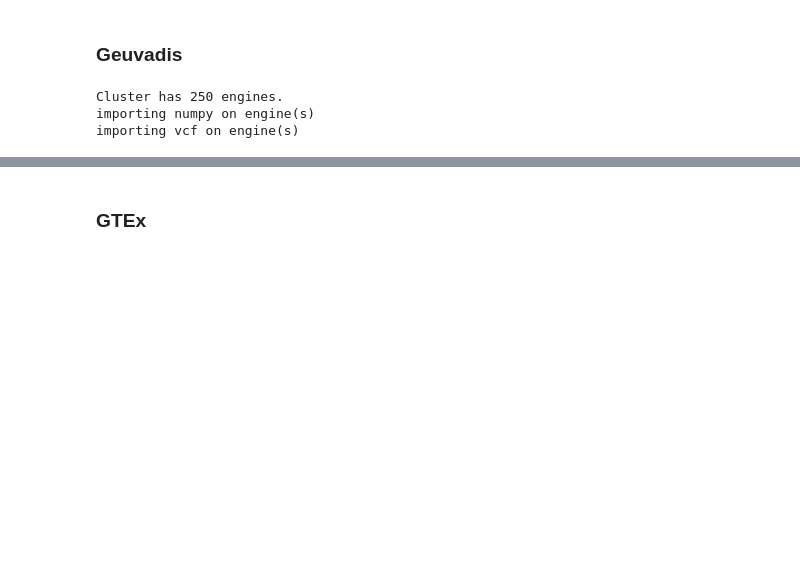
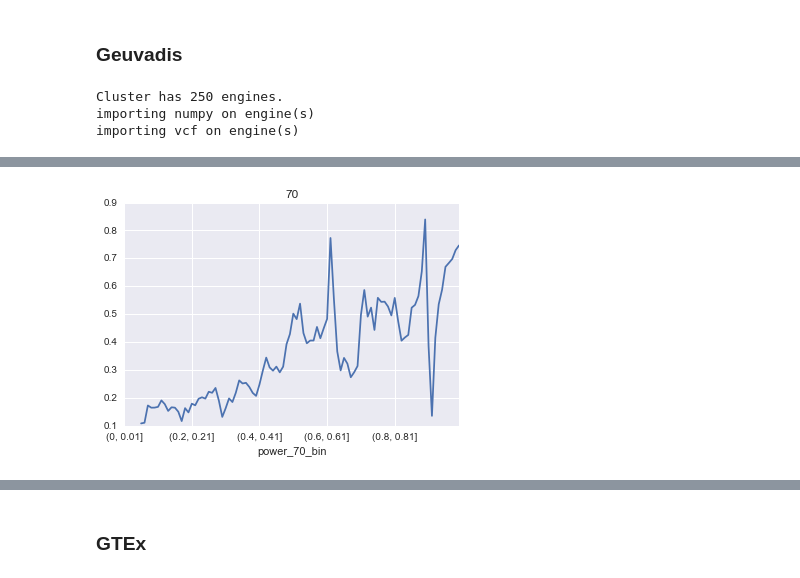
Before and after one commit to frazer-lab/cardips-ipsc-eqtl, a Jupyter notebook: notebooks/Power Analysis.ipynb, the cells around one changed output, grey strips where cells are left out. Saved outputs shown, nothing was run; the diff lists cells and outputs as text; code cells hidden in the pictures; blank space fills up the shorter version.

```diff
--- a/notebooks/Power Analysis.ipynb
+++ b/notebooks/Power Analysis.ipynb
@@ -294,0 +282,4 @@ plt.title(i);
+# %%
+power_plot(70)
+# %% [output]
+[figure, added]
```
Also changed, not shown: parts of 21 cells of this notebook, 10 other files.
